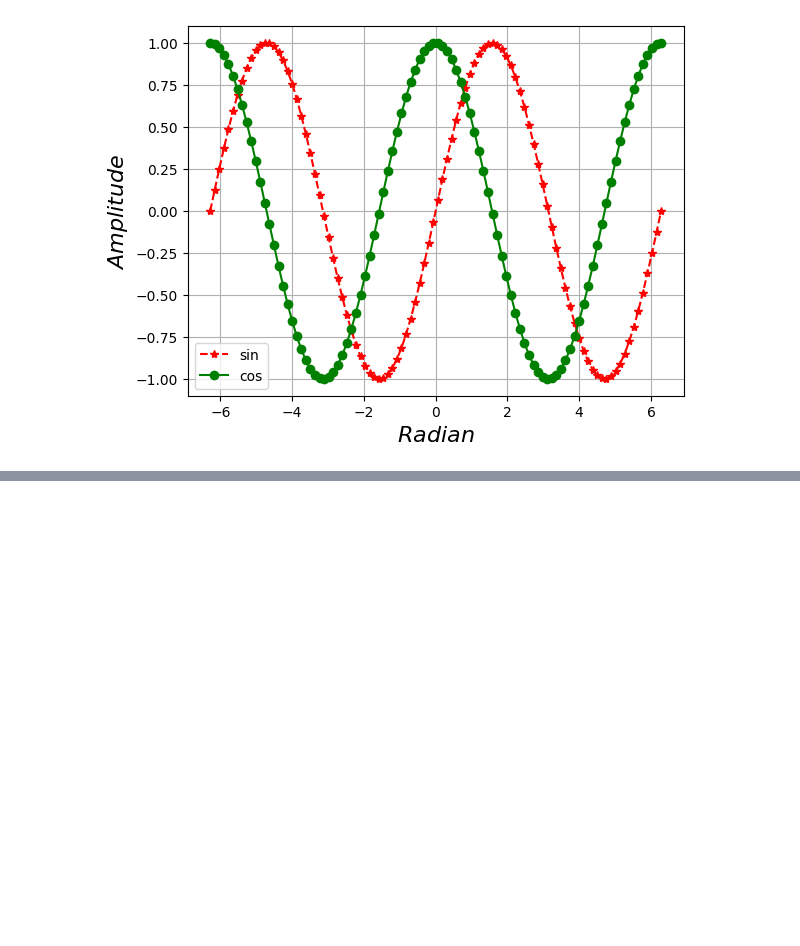
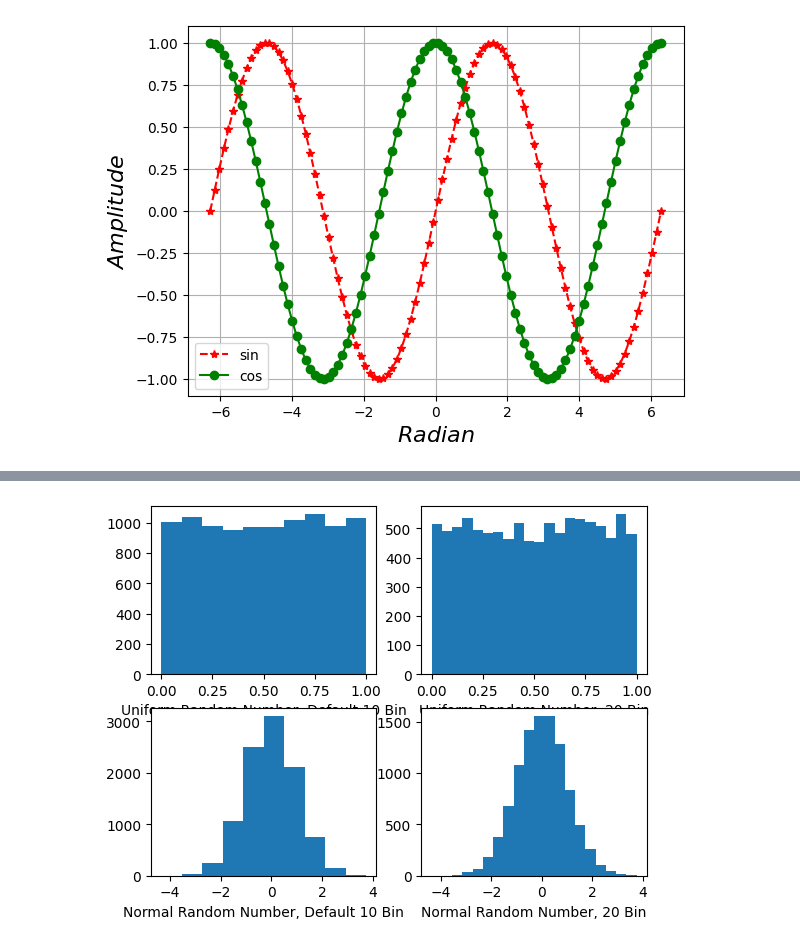
Before and after one commit to Agnes-Maiza/KCAGdsc, a Jupyter notebook: DataVizualization.ipynb, the cells around one changed output, grey strips where cells are left out. Drawn from its saved outputs; the diff is of its cells as text; code cells hidden in the pictures; blank space fills up the shorter version.

```diff
--- a/DataVizualization.ipynb
+++ b/DataVizualization.ipynb
@@ -191,0 +215,20 @@ plt.show()
+# %%
+# Histogram
+plt.close("all")
+ur = np.random.rand(10000)
+nr = np.random.randn(10000)
+plt.subplot(2,2,1)
+plt.hist(ur)
+plt.xlabel("Uniform Random Number, Default 10 Bin")
+plt.subplot(2,2,2)
+plt.hist(ur, 20) # display 20 bins
+plt.xlabel("Uniform Random Number, 20 Bin")
+plt.subplot(2,2,3)
+plt.hist(nr)
+plt.xlabel("Normal Random Number, Default 10 Bin")
+plt.subplot(2,2,4)
+plt.hist(nr, 20) # display 20 bins
+plt.xlabel("Normal Random Number, 20 Bin")
+plt.show()
+# %% [output]
+[figure, added]
```
Also changed, not shown: parts of 9 cells of this notebook.
